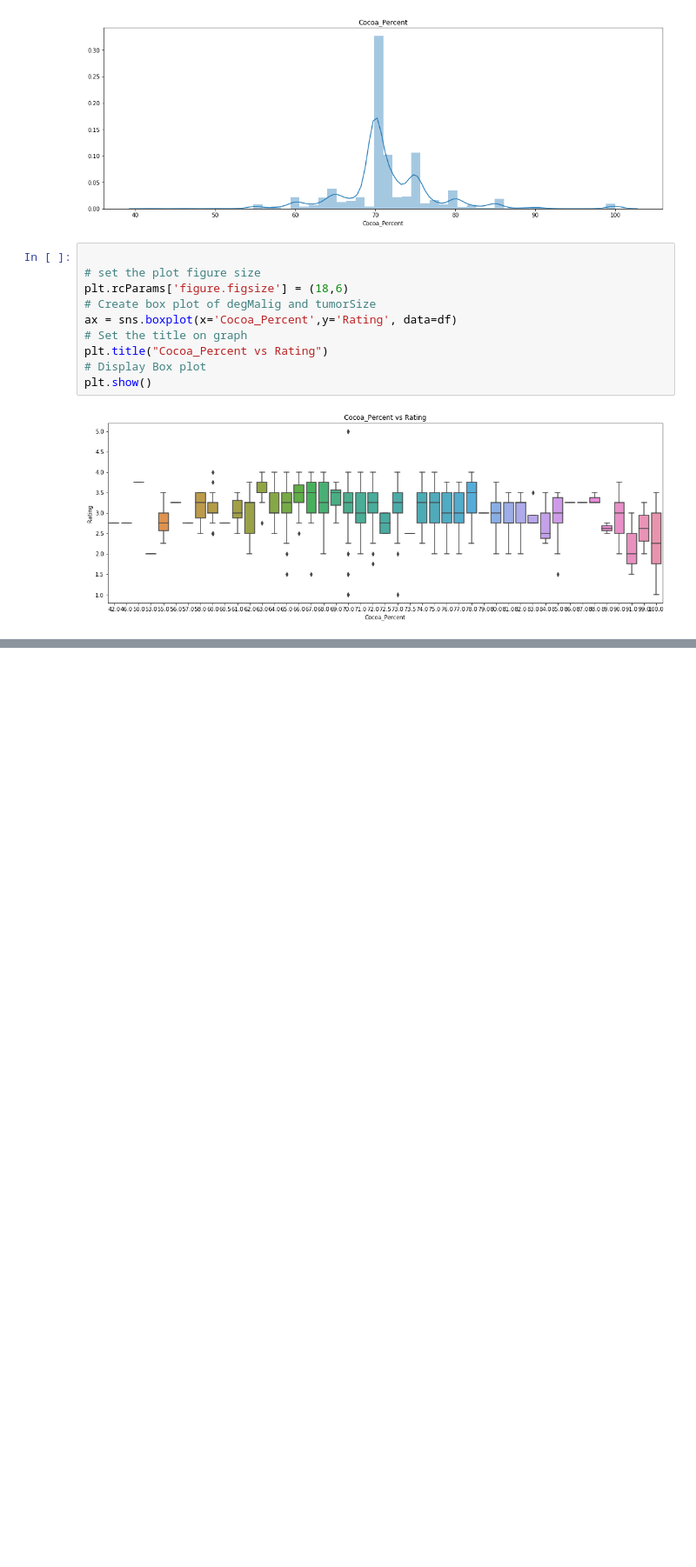
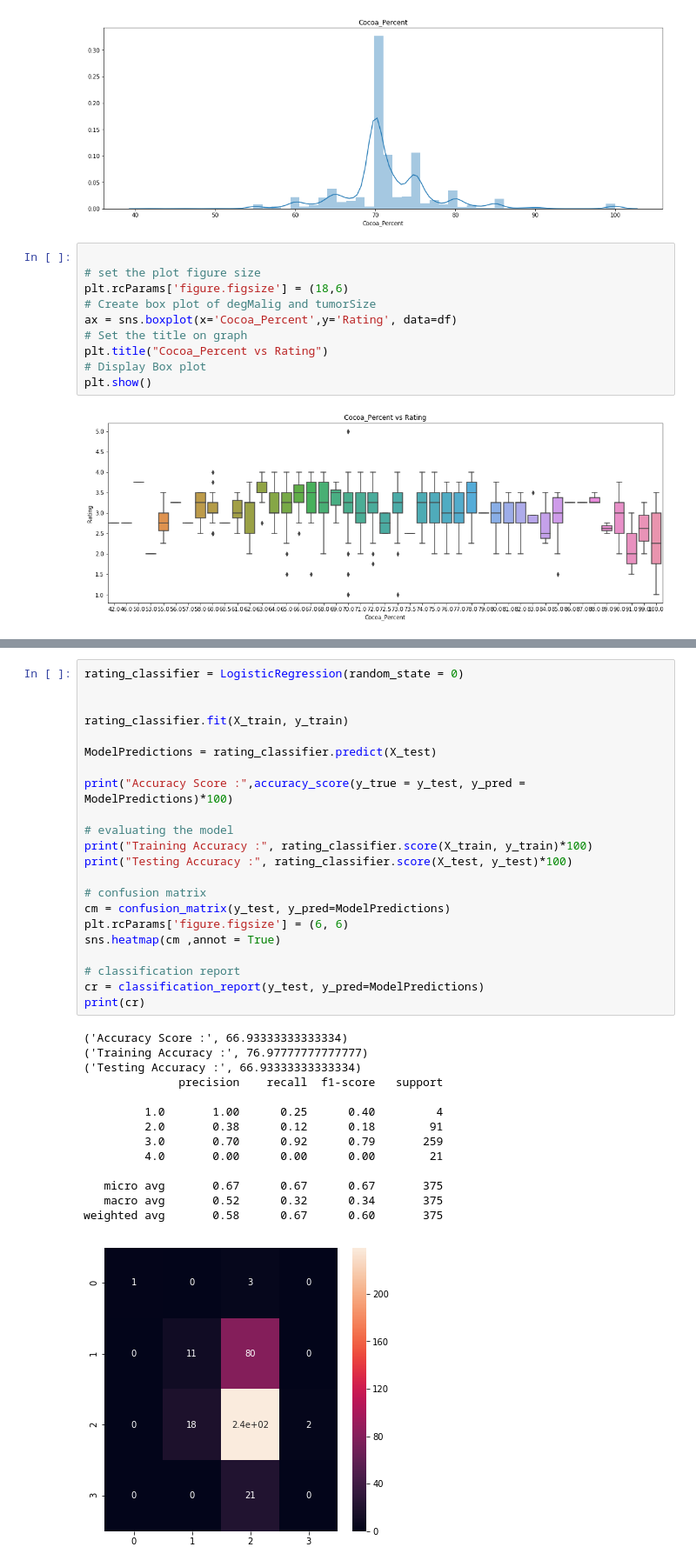
Before and after one commit to buzzy04/Chocolate-Ratings, a Jupyter notebook: Ass3.ipynb, the cells around one changed output, grey strips where cells are left out. Shown at 87% size. Saved outputs shown, nothing was run; the diff lists cells and outputs as text; blank space fills up the shorter version.

```diff
--- a/Ass3.ipynb
+++ b/Ass3.ipynb
@@ -295,0 +437,37 @@ Text(0.5,1,'Goods Flow from origin to Company location, mean rating')
+# %%
+rating_classifier = LogisticRegression(random_state = 0)
+
+
+rating_classifier.fit(X_train, y_train)
+
+ModelPredictions = rating_classifier.predict(X_test)
+
+print("Accuracy Score :",accuracy_score(y_true = y_test, y_pred = ModelPredictions)*100)
+
+# evaluating the model
+print("Training Accuracy :", rating_classifier.score(X_train, y_train)*100)
+print("Testing Accuracy :", rating_classifier.score(X_test, y_test)*100)
+
+# confusion matrix
+cm = confusion_matrix(y_test, y_pred=ModelPredictions)
+plt.rcParams['figure.figsize'] = (6, 6)
+sns.heatmap(cm ,annot = True)
+
+# classification report
+cr = classification_report(y_test, y_pred=ModelPredictions)
+print(cr)
+# %% [output]
+('Accuracy Score :', 66.93333333333334)
+('Training Accuracy :', 76.97777777777777)
+('Testing Accuracy :', 66.93333333333334)
+              precision    recall  f1-score   support
+
+         1.0       1.00      0.25      0.40         4
+         2.0       0.38      0.12      0.18        91
+         3.0       0.70      0.92      0.79       259
+         4.0       0.00      0.00      0.00        21
+
+   micro avg       0.67      0.67      0.67       375
+   macro avg       0.52      0.32      0.34       375
+weighted avg       0.58      0.67      0.60       375
+[figure, added]
```
Also changed, not shown: parts of 35 cells of this notebook.
